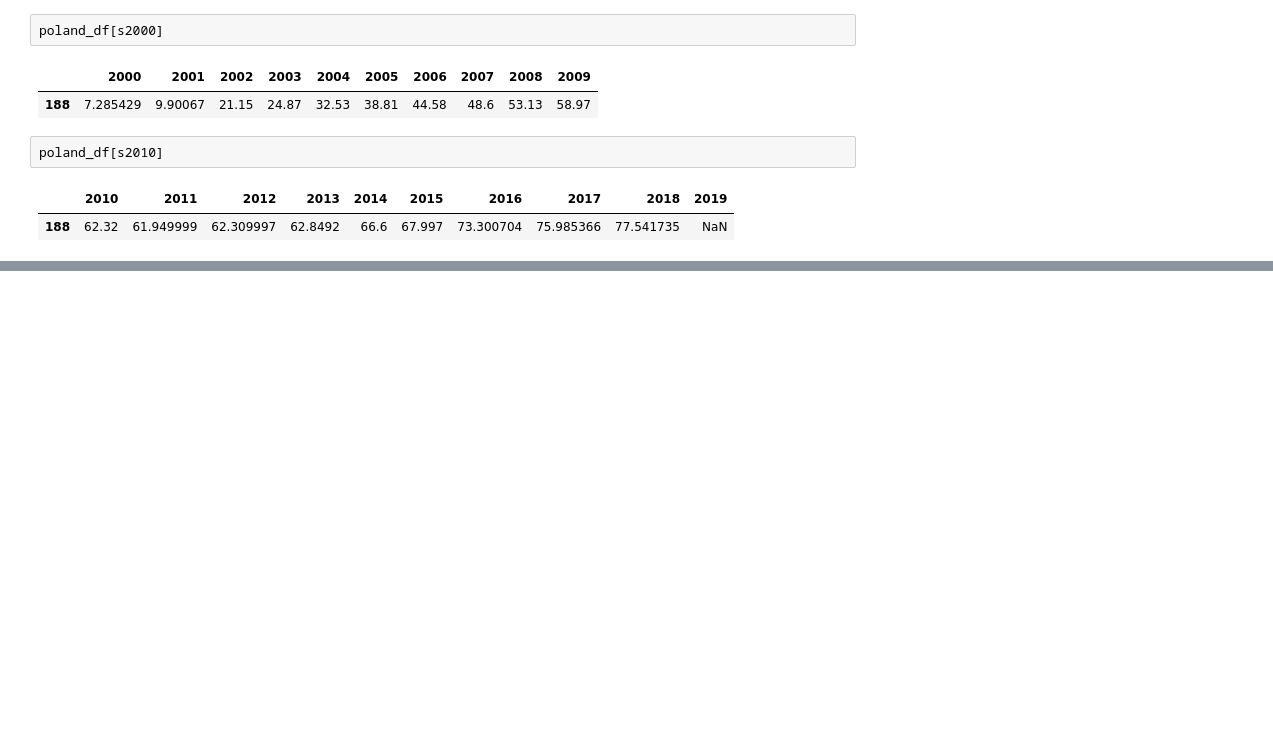
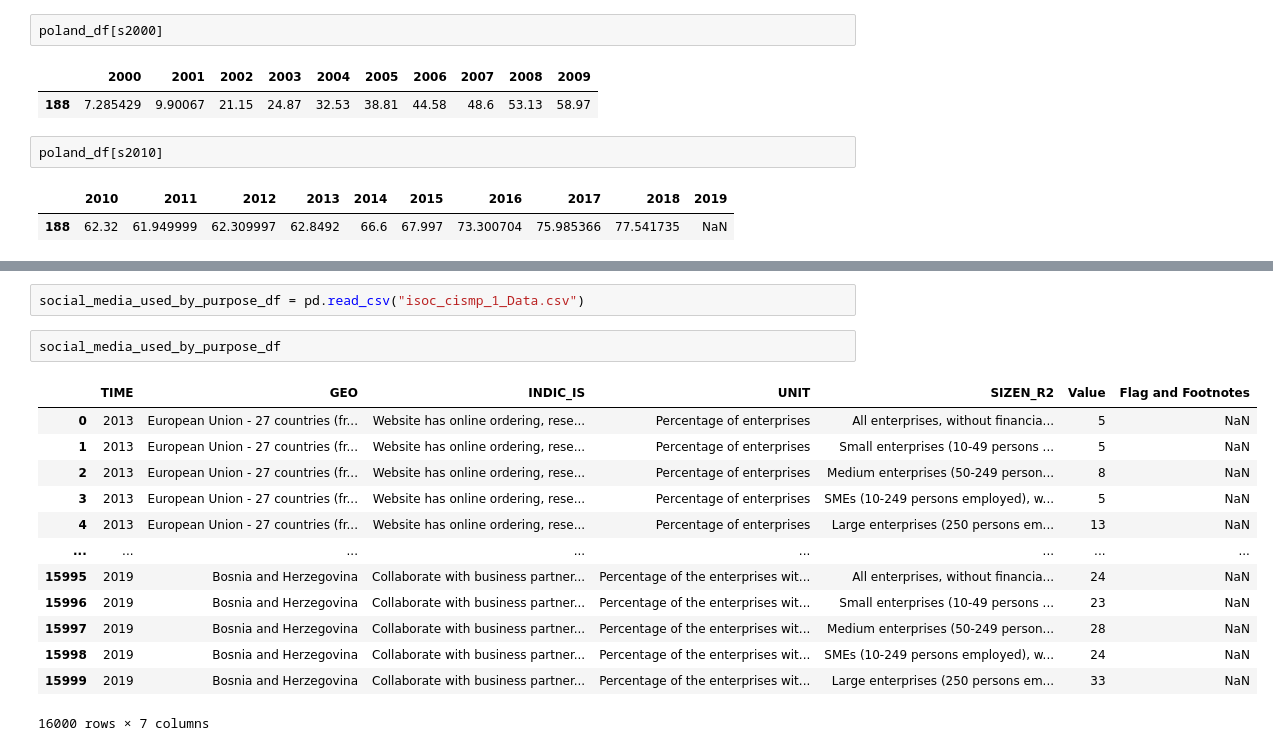
Before and after one commit to IOR88/DigitalBusinessTransformation, a Jupyter notebook: DigitalBusinessTransformation.ipynb, the cells around one changed output, grey strips where cells are left out. Drawn from its saved outputs; the diff is of its cells as text; blank space fills up the shorter version.

```diff
--- a/DigitalBusinessTransformation.ipynb
+++ b/DigitalBusinessTransformation.ipynb
@@ -120,0 +247,18 @@ fig.show()
+# %%
+social_media_used_by_purpose_df = pd.read_csv("isoc_cismp_1_Data.csv")
+# %%
+social_media_used_by_purpose_df
+# %% [output]
+|  | TIME | GEO | INDIC_IS | UNIT | SIZEN_R2 | Value | Flag and Footnotes |
+| 0 | 2013 | European Union - 27 countries (fr... | Website has online ordering, rese... | Percentage of enterprises | All enterprises, without financia... | 5 | NaN |
+| 1 | 2013 | European Union - 27 countries (fr... | Website has online ordering, rese... | Percentage of enterprises | Small enterprises (10-49 persons ... | 5 | NaN |
+| 2 | 2013 | European Union - 27 countries (fr... | Website has online ordering, rese... | Percentage of enterprises | Medium enterprises (50-249 person... | 8 | NaN |
+| 3 | 2013 | European Union - 27 countries (fr... | Website has online ordering, rese... | Percentage of enterprises | SMEs (10-249 persons employed), w... | 5 | NaN |
+| 4 | 2013 | European Union - 27 countries (fr... | Website has online ordering, rese... | Percentage of enterprises | Large enterprises (250 persons em... | 13 | NaN |
+| ... | ... | ... | ... | ... | ... | ... | ... |
+| 15995 | 2019 | Bosnia and Herzegovina | Collaborate with business partner... | Percentage of the enterprises wit... | All enterprises, without financia... | 24 | NaN |
+| 15996 | 2019 | Bosnia and Herzegovina | Collaborate with business partner... | Percentage of the enterprises wit... | Small enterprises (10-49 persons ... | 23 | NaN |
+| 15997 | 2019 | Bosnia and Herzegovina | Collaborate with business partner... | Percentage of the enterprises wit... | Medium enterprises (50-249 person... | 28 | NaN |
+| 15998 | 2019 | Bosnia and Herzegovina | Collaborate with business partner... | Percentage of the enterprises wit... | SMEs (10-249 persons employed), w... | 24 | NaN |
+| 15999 | 2019 | Bosnia and Herzegovina | Collaborate with business partner... | Percentage of the enterprises wit... | Large enterprises (250 persons em... | 33 | NaN |
+16000 rows × 7 columns
```
Also changed, not shown: parts of 22 cells of this notebook, 3 other files.
